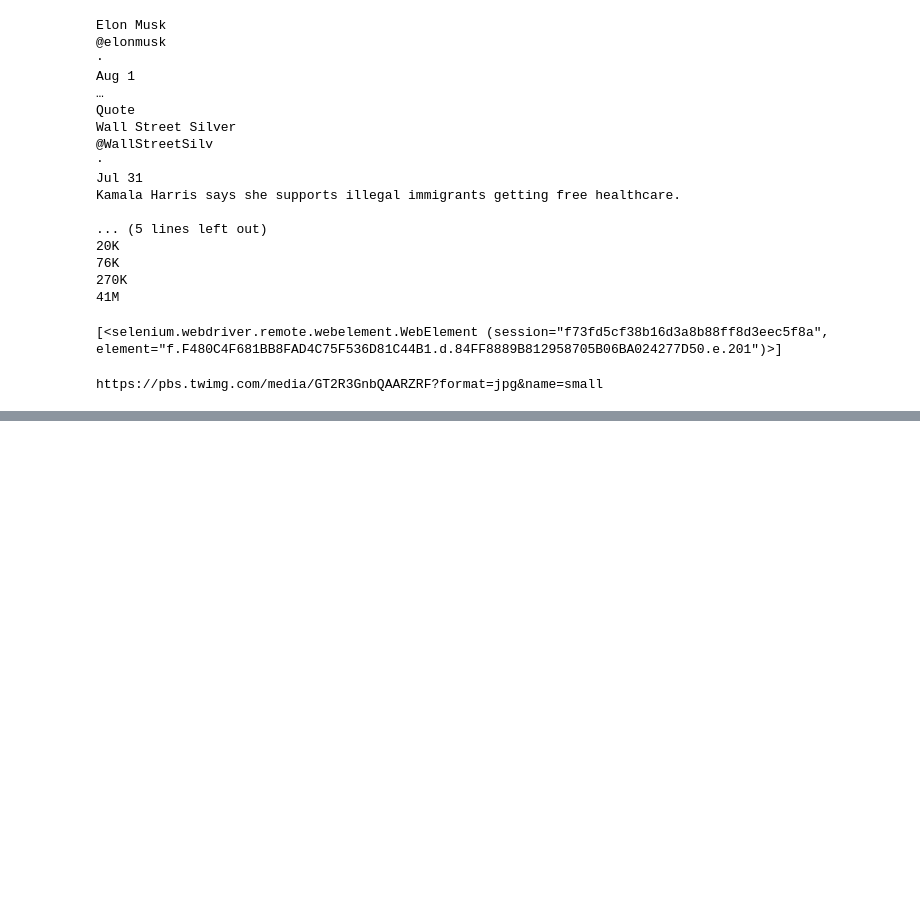
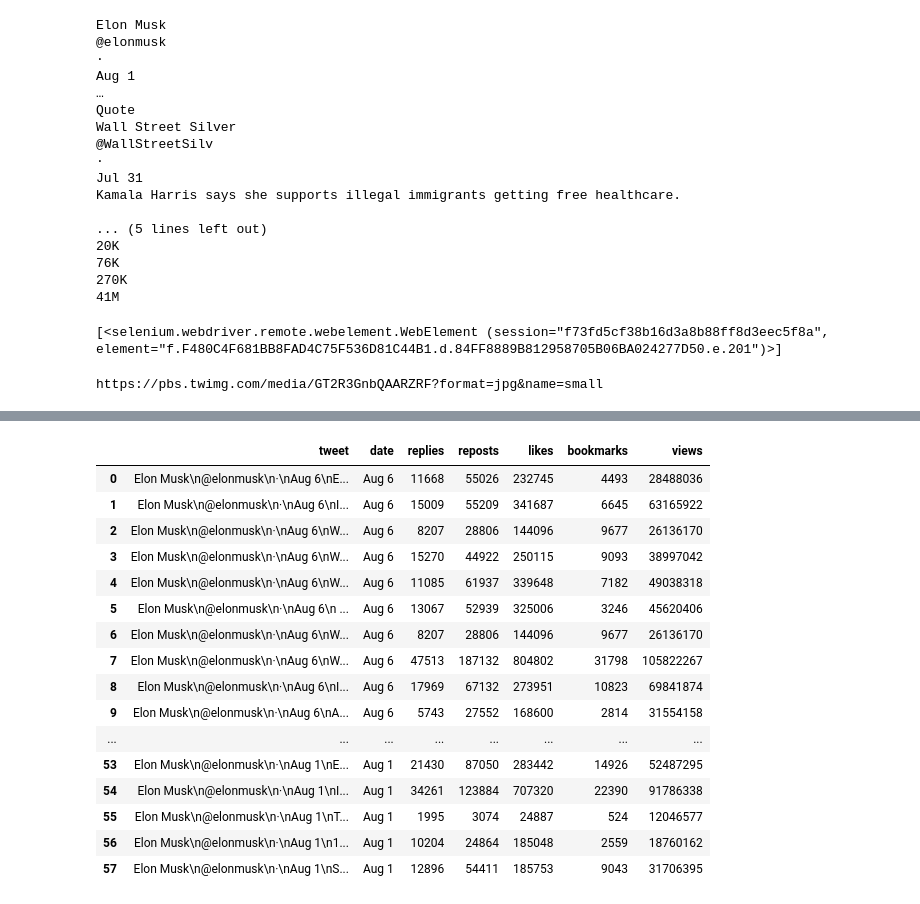
Before and after one commit to BloggingKIng/X-Scripts, a Jupyter notebook: tweets_scraper.ipynb, the cells around one changed output, grey strips where cells are left out. Saved outputs shown, nothing was run; the diff lists cells and outputs as text; code cells hidden in the pictures; blank space fills up the shorter version.

Commit message:
Modified the script to scrape more details

```diff
--- a/tweets_scraper.ipynb
+++ b/tweets_scraper.ipynb
@@ -158,0 +200,2 @@ https://pbs.twimg.com/media/GT1aE4UbwAEs8wk?format=jpg&name=small
+# %%
+tweetsText, aria_labels = scraper(driver, from_account, from_date, end_date, -1, replies)
@@ -158,0 +306,2 @@ https://pbs.twimg.com/media/GT1aE4UbwAEs8wk?format=jpg&name=small
+# %%
+data = scraper(driver, "elonmusk", from_date, end_date, -1, replies)
@@ -158,0 +339,33 @@ https://pbs.twimg.com/media/GT1aE4UbwAEs8wk?format=jpg&name=small
+# %%
+len(data)
+testdata = []
+for i in range(len(data)):
+    d =  data[i]
+    aria_label = d[1]
+    try:
+        replies = int(re.search(r'(\d+) replies', aria_label).group(1)) if 'replies' in aria_label else 0
+    except:
+        replies = 0
+    try:
+        reposts = int(re.search(r'(\d+) reposts', aria_label).group(1)) if 'reposts' in aria_label else 0
+    except:
+        reposts = 0
+    try:
+        likes = int(re.search(r'(\d+) likes', aria_label).group(1)) if 'likes' in aria_label else 0
+    except:
+        likes = 0
+    try:
+        bookmarks = int(re.search(r'(\d+) bookmarks', aria_label).group(1)) if 'bookmarks' in aria_label else 0
+    except:
+        bookmarks = 0
+    try:
+        views = int(re.search(r'(\d+) views', aria_label).group(1)) if 'views' in aria_label else 0
+    except:
+        views = 0
+    d.append(replies)
+    d.append(reposts)
+    d.append(likes)
+    d.append(bookmarks)
+    d.append(views)
+    d.pop(1)
+    testdata.append(d)
@@ -158,0 +392,22 @@ https://pbs.twimg.com/media/GT1aE4UbwAEs8wk?format=jpg&name=small
+# %%
+df = pd.DataFrame(testdata, columns=['tweet', 'date', 'replies', 'reposts', 'likes', 'bookmarks', 'views'])
+# %%
+df
+# %% [output]
+|  | tweet | date | replies | reposts | likes | bookmarks | views |
+| 0 | Elon Musk\n@elonmusk\n·\nAug 6\nE... | Aug 6 | 11668 | 55026 | 232745 | 4493 | 28488036 |
+| 1 | Elon Musk\n@elonmusk\n·\nAug 6\nI... | Aug 6 | 15009 | 55209 | 341687 | 6645 | 63165922 |
+| 2 | Elon Musk\n@elonmusk\n·\nAug 6\nW... | Aug 6 | 8207 | 28806 | 144096 | 9677 | 26136170 |
+| 3 | Elon Musk\n@elonmusk\n·\nAug 6\nW... | Aug 6 | 15270 | 44922 | 250115 | 9093 | 38997042 |
+| 4 | Elon Musk\n@elonmusk\n·\nAug 6\nW... | Aug 6 | 11085 | 61937 | 339648 | 7182 | 49038318 |
+| 5 | Elon Musk\n@elonmusk\n·\nAug 6\n ... | Aug 6 | 13067 | 52939 | 325006 | 3246 | 45620406 |
+| 6 | Elon Musk\n@elonmusk\n·\nAug 6\nW... | Aug 6 | 8207 | 28806 | 144096 | 9677 | 26136170 |
+| 7 | Elon Musk\n@elonmusk\n·\nAug 6\nW... | Aug 6 | 47513 | 187132 | 804802 | 31798 | 105822267 |
+| 8 | Elon Musk\n@elonmusk\n·\nAug 6\nI... | Aug 6 | 17969 | 67132 | 273951 | 10823 | 69841874 |
+| 9 | Elon Musk\n@elonmusk\n·\nAug 6\nA... | Aug 6 | 5743 | 27552 | 168600 | 2814 | 31554158 |
+| ... | ... | ... | ... | ... | ... | ... | ... |
+| 53 | Elon Musk\n@elonmusk\n·\nAug 1\nE... | Aug 1 | 21430 | 87050 | 283442 | 14926 | 52487295 |
+| 54 | Elon Musk\n@elonmusk\n·\nAug 1\nI... | Aug 1 | 34261 | 123884 | 707320 | 22390 | 91786338 |
+| 55 | Elon Musk\n@elonmusk\n·\nAug 1\nT... | Aug 1 | 1995 | 3074 | 24887 | 524 | 12046577 |
+| 56 | Elon Musk\n@elonmusk\n·\nAug 1\n1... | Aug 1 | 10204 | 24864 | 185048 | 2559 | 18760162 |
+| 57 | Elon Musk\n@elonmusk\n·\nAug 1\nS... | Aug 1 | 12896 | 54411 | 185753 | 9043 | 31706395 |
```
Also changed, not shown: parts of 20 cells of this notebook, 2 other files.
